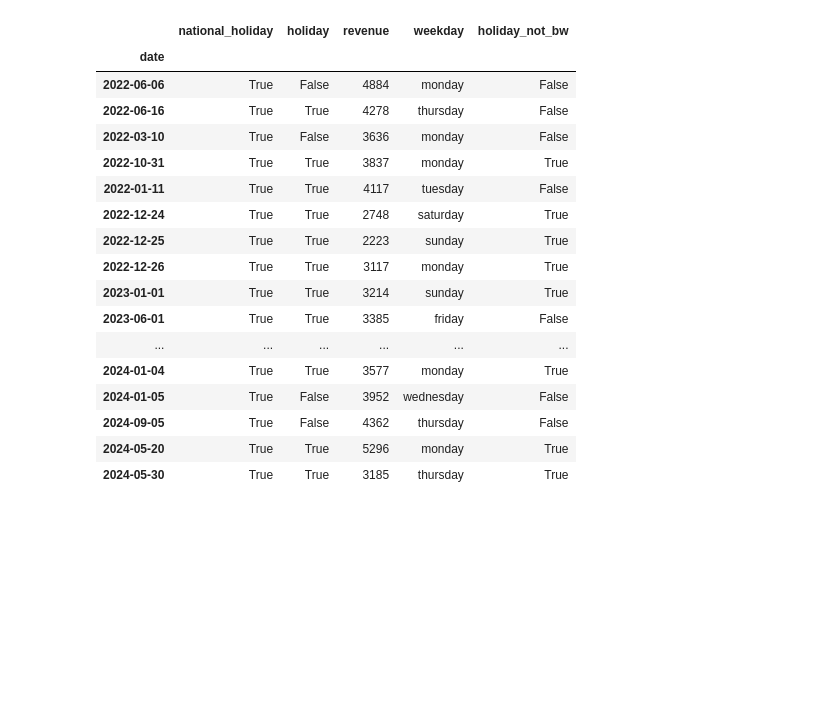
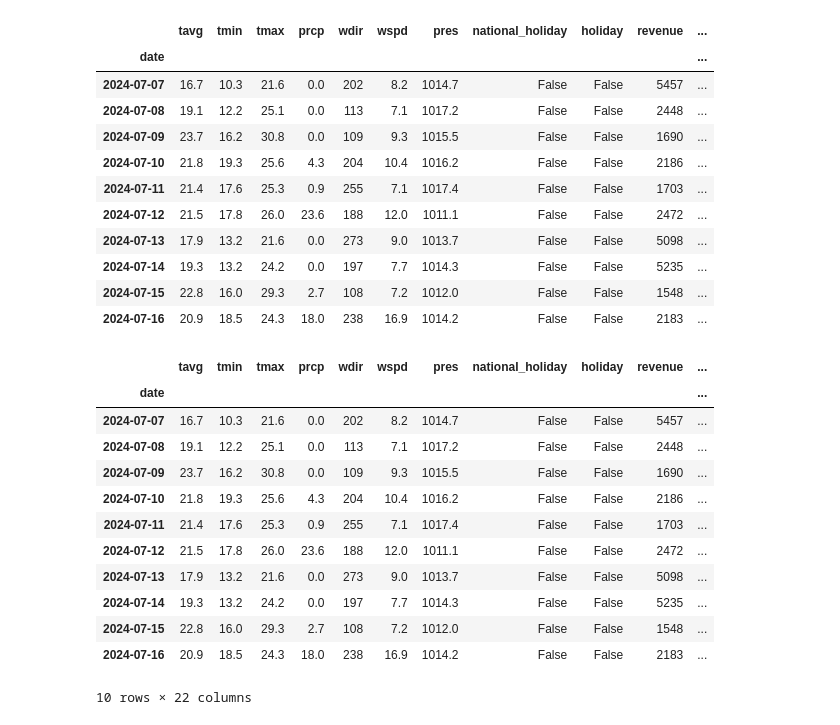
Before and after one commit to JonasEtFi/Restaurant-Revenue-Forecasting, a Jupyter notebook: data_manipulation.ipynb, the cells around one changed output. Drawn from its saved outputs; the diff is of its cells as text; code cells hidden in the pictures; blank space fills up the shorter version.

```diff
--- a/data_manipulation.ipynb
+++ b/data_manipulation.ipynb
@@ -73,21 +39,31 @@ pd.merge(wheater_df, revenue_df, left_index=True, right_index=True).head(10)
-# %%
-revenue_df[revenue_df['national_holiday'] == True]
-# %% [output]
-|  | national_holiday | holiday | revenue | weekday | holiday_not_bw |
-| date |  |  |  |  |  |
-| 2022-06-06 | True | False | 4884 | monday | False |
-| 2022-06-16 | True | True | 4278 | thursday | False |
-| 2022-03-10 | True | False | 3636 | monday | False |
-| 2022-10-31 | True | True | 3837 | monday | True |
-| 2022-01-11 | True | True | 4117 | tuesday | False |
-| 2022-12-24 | True | True | 2748 | saturday | True |
-| 2022-12-25 | True | True | 2223 | sunday | True |
-| 2022-12-26 | True | True | 3117 | monday | True |
-| 2023-01-01 | True | True | 3214 | sunday | True |
-| 2023-06-01 | True | True | 3385 | friday | False |
-| ... | ... | ... | ... | ... | ... |
-| 2024-01-04 | True | True | 3577 | monday | True |
-| 2024-01-05 | True | False | 3952 | wednesday | False |
-| 2024-09-05 | True | False | 4362 | thursday | False |
-| 2024-05-20 | True | True | 5296 | monday | True |
-| 2024-05-30 | True | True | 3185 | thursday | True |
+# %%
+df.tail(10)
+# %% [output]
+|  | tavg | tmin | tmax | prcp | wdir | wspd | pres | national_holiday | holiday | revenue | ... |
+| date |  |  |  |  |  |  |  |  |  |  | ... |
+| 2024-07-07 | 16.7 | 10.3 | 21.6 | 0.0 | 202 | 8.2 | 1014.7 | False | False | 5457 | ... |
+| 2024-07-08 | 19.1 | 12.2 | 25.1 | 0.0 | 113 | 7.1 | 1017.2 | False | False | 2448 | ... |
+| 2024-07-09 | 23.7 | 16.2 | 30.8 | 0.0 | 109 | 9.3 | 1015.5 | False | False | 1690 | ... |
+| 2024-07-10 | 21.8 | 19.3 | 25.6 | 4.3 | 204 | 10.4 | 1016.2 | False | False | 2186 | ... |
+| 2024-07-11 | 21.4 | 17.6 | 25.3 | 0.9 | 255 | 7.1 | 1017.4 | False | False | 1703 | ... |
+| 2024-07-12 | 21.5 | 17.8 | 26.0 | 23.6 | 188 | 12.0 | 1011.1 | False | False | 2472 | ... |
+| 2024-07-13 | 17.9 | 13.2 | 21.6 | 0.0 | 273 | 9.0 | 1013.7 | False | False | 5098 | ... |
+| 2024-07-14 | 19.3 | 13.2 | 24.2 | 0.0 | 197 | 7.7 | 1014.3 | False | False | 5235 | ... |
+| 2024-07-15 | 22.8 | 16.0 | 29.3 | 2.7 | 108 | 7.2 | 1012.0 | False | False | 1548 | ... |
+| 2024-07-16 | 20.9 | 18.5 | 24.3 | 18.0 | 238 | 16.9 | 1014.2 | False | False | 2183 | ... |
+# %%
+df.tail(10)
+# %% [output]
+|  | tavg | tmin | tmax | prcp | wdir | wspd | pres | national_holiday | holiday | revenue | ... |
+| date |  |  |  |  |  |  |  |  |  |  | ... |
+| 2024-07-07 | 16.7 | 10.3 | 21.6 | 0.0 | 202 | 8.2 | 1014.7 | False | False | 5457 | ... |
+| 2024-07-08 | 19.1 | 12.2 | 25.1 | 0.0 | 113 | 7.1 | 1017.2 | False | False | 2448 | ... |
+| 2024-07-09 | 23.7 | 16.2 | 30.8 | 0.0 | 109 | 9.3 | 1015.5 | False | False | 1690 | ... |
+| 2024-07-10 | 21.8 | 19.3 | 25.6 | 4.3 | 204 | 10.4 | 1016.2 | False | False | 2186 | ... |
+| 2024-07-11 | 21.4 | 17.6 | 25.3 | 0.9 | 255 | 7.1 | 1017.4 | False | False | 1703 | ... |
+| 2024-07-12 | 21.5 | 17.8 | 26.0 | 23.6 | 188 | 12.0 | 1011.1 | False | False | 2472 | ... |
+| 2024-07-13 | 17.9 | 13.2 | 21.6 | 0.0 | 273 | 9.0 | 1013.7 | False | False | 5098 | ... |
+| 2024-07-14 | 19.3 | 13.2 | 24.2 | 0.0 | 197 | 7.7 | 1014.3 | False | False | 5235 | ... |
+| 2024-07-15 | 22.8 | 16.0 | 29.3 | 2.7 | 108 | 7.2 | 1012.0 | False | False | 1548 | ... |
+| 2024-07-16 | 20.9 | 18.5 | 24.3 | 18.0 | 238 | 16.9 | 1014.2 | False | False | 2183 | ... |
+10 rows × 22 columns
```
Also changed, not shown: parts of 11 cells of this notebook, 3 other files.
